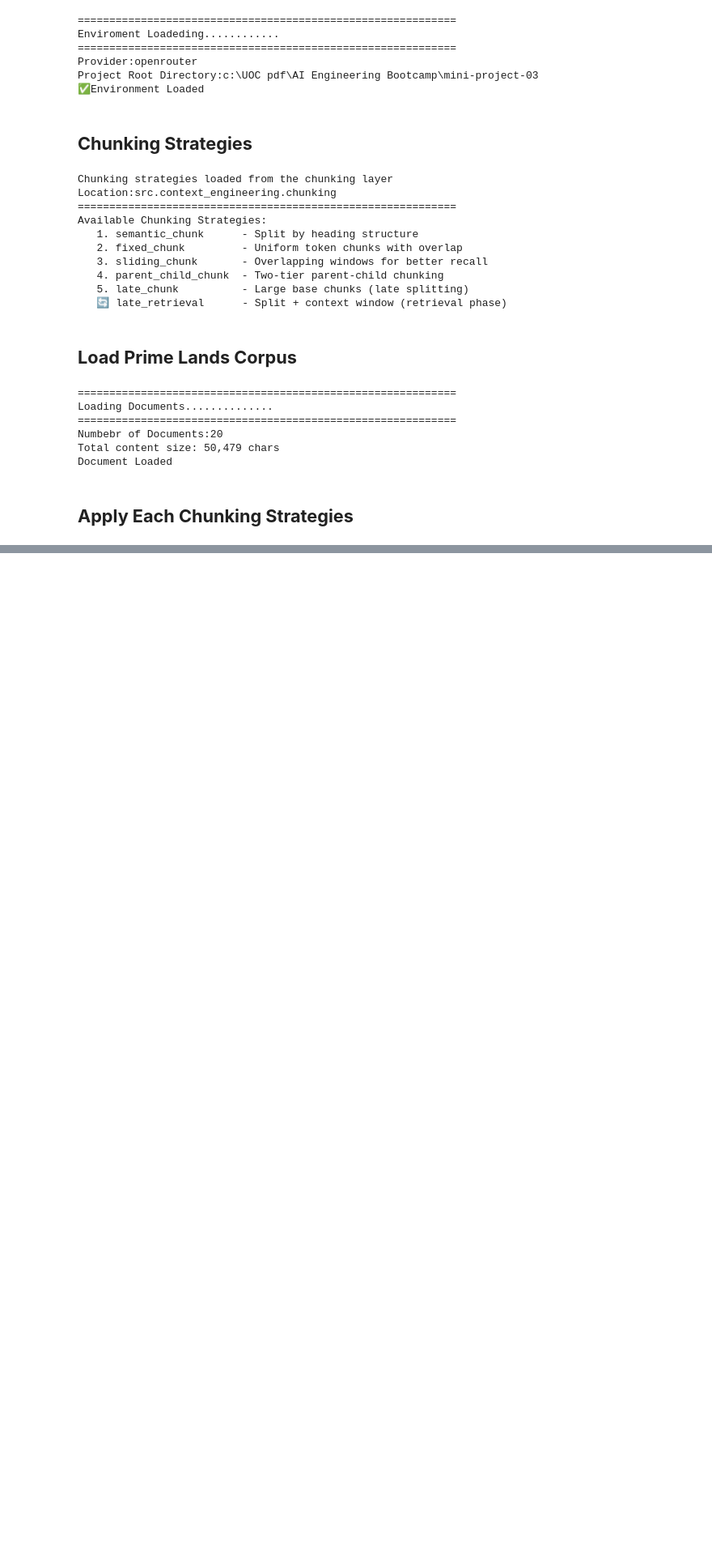
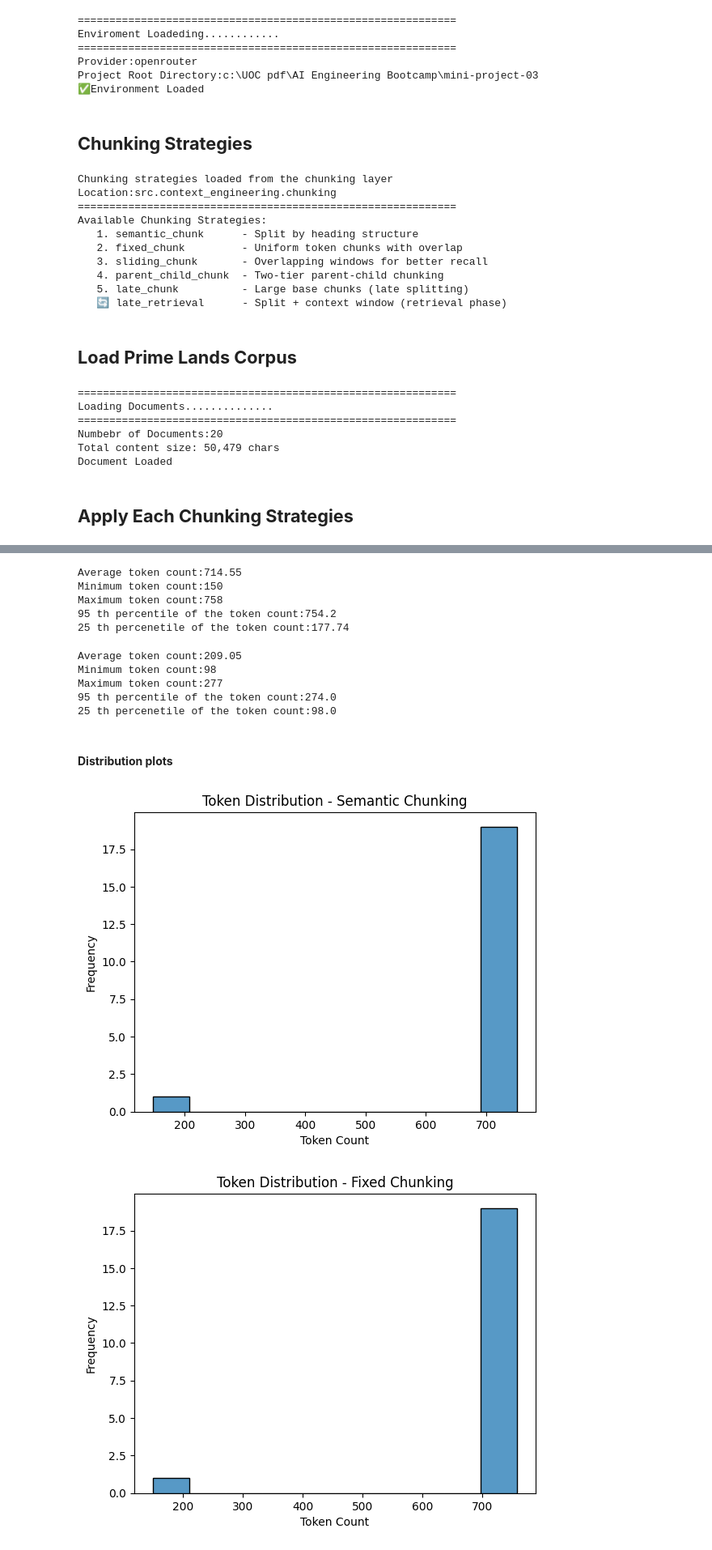
Before and after one commit to hemalmewan/Prime-Land-AI-Assistant, a Jupyter notebook: notebooks/02_chunking_and_embedding.ipynb, the cells around one changed output, grey strips where cells are left out. Shown at 81% size. Saved outputs shown, nothing was run; the diff lists cells and outputs as text; code cells hidden in the pictures; blank space fills up the shorter version.

```diff
--- a/notebooks/02_chunking_and_embedding.ipynb
+++ b/notebooks/02_chunking_and_embedding.ipynb
@@ -132,0 +267,9 @@ Document Loaded
+# %%
+## get the token counts
+sliding_token_count=[sliding_chunk["token_count"] for sliding_chunk in sliding_window_chunks]
+
+print(f"Average token count:{np.mean(sliding_token_count):.2f}")
+print(f"Minimum token count:{np.min(sliding_token_count)}")
+print(f"Maximum token count:{np.max(sliding_token_count)}")
+print(f"95 th percentile of the token count:{np.quantile(sliding_token_count,0.95)}")
+print(f"25 th percenetile of the token count:{np.percentile(sliding_token_count,0.25)}")
@@ -132,0 +284,53 @@ Document Loaded
+# %%
+## get the token counts for parent chunking
+parent_token_count=[parent_chunk["token_count"] for parent_chunk in parent_child_chunks[0]]
+
+print(f"Average token count:{np.mean(parent_token_count):.2f}")
+print(f"Minimum token count:{np.min(parent_token_count)}")
+print(f"Maximum token count:{np.max(parent_token_count)}")
+print(f"95 th percentile of the token count:{np.quantile(parent_token_count,0.95)}")
+print(f"25 th percenetile of the token count:{np.percentile(parent_token_count,0.25)}")
+# %% [output]
+Average token count:714.55
+Minimum token count:150
+Maximum token count:758
+95 th percentile of the token count:754.2
+25 th percenetile of the token count:177.74
+# %%
+## get the token counts for child chunking
+child_token_count=[child_chunk["token_count"] for child_chunk in parent_child_chunks[1]]
+
+print(f"Average token count:{np.mean(child_token_count):.2f}")
+print(f"Minimum token count:{np.min(child_token_count)}")
+print(f"Maximum token count:{np.max(child_token_count)}")
+print(f"95 th percentile of the token count:{np.quantile(child_token_count,0.95)}")
+print(f"25 th percenetile of the token count:{np.percentile(child_token_count,0.25)}")
+# %% [output]
+Average token count:209.05
+Minimum token count:98
+Maximum token count:277
+95 th percentile of the token count:274.0
+25 th percenetile of the token count:98.0
+# %% [markdown]
+#### **Distribution plots**
+# %%
+methods = {
+    "Semantic": sementic_token_count,
+    "Fixed": fixed_token_count,
+    "Sliding": sliding_token_count,
+    "Parent":parent_token_count,
+    "Child":child_token_count
+}
+
+for name, tokens in methods.items():
+    plt.figure()
+    sns.histplot(tokens, bins=10)
+
+    plt.xlabel("Token Count")
+    plt.ylabel("Frequency")
+    plt.title(f"Token Distribution - {name} Chunking")
+
+    plt.show()
+# %% [output]
+[figure, added]
+[figure, added]
```
Also changed, not shown: parts of 30 cells of this notebook, 8 other files.
